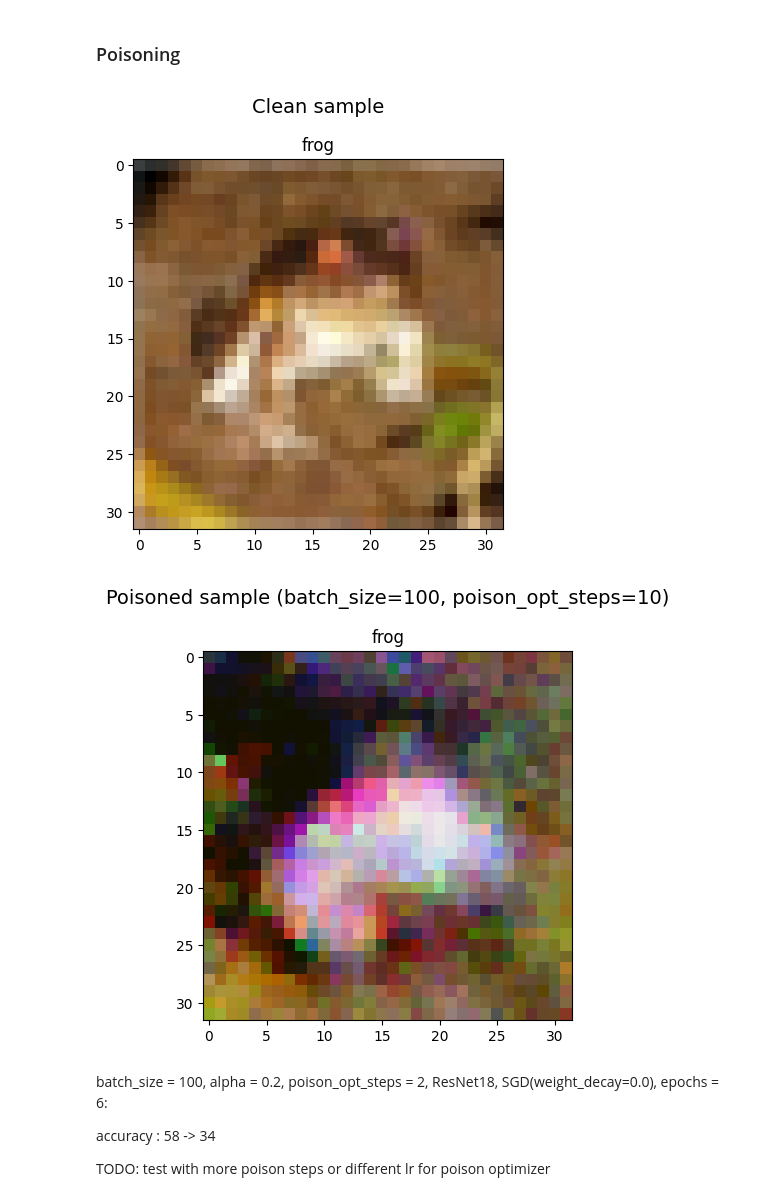
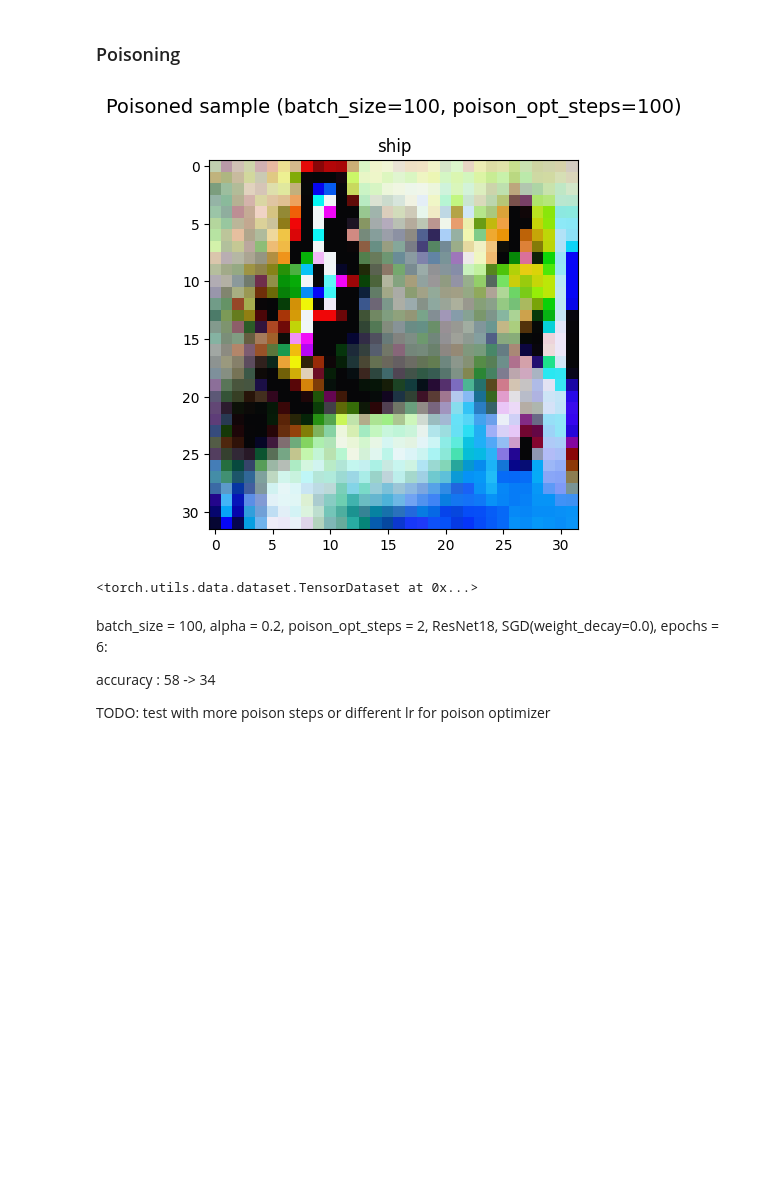
Before and after one commit to AI-Safety-X2023/playground, a Jupyter notebook: implementations/projects/poisoning/inverting_gradient_attack.ipynb, the cells around one changed output. Saved outputs shown, nothing was run; the diff lists cells and outputs as text; code cells hidden in the pictures; blank space fills up the shorter version.

Commit message:
Gradient attacks + unlearning

```diff
--- a/implementations/projects/poisoning/inverting_gradient_attack.ipynb
+++ b/implementations/projects/poisoning/inverting_gradient_attack.ipynb
@@ -107,6 +108,8 @@ def average_model_gradient(model: nn.Module, batch_size: int) -> Tensor:
     Assumes the gradients have already been computed with loss backpropagation.
     """
     return model_gradients(model).detach().clone() / batch_size
+# %%
+max_data_variation = training_data.max_data_variation()
 # %%
 from enum import Enum
 
@@ -167,8 +170,9 @@ def inverting_gradient_attack(
                 raise NotImplementedError
 
         if tv_coef:
-            tv = total_variation(x_base.unsqueeze(0)) / (x_base.numel() * 4 * 3.5 ** 2)
-            loss_adv += tv_coef * tv
+            tv = total_variation(x_base.unsqueeze(0))
+            normalization = x_base.numel() * 4 * max_data_variation ** 2
+            loss_adv += tv_coef * tv / normalization
 
         #print(f"Inverting gradient step {step}: loss = {loss.item()}, cos_sim = {cos_sim.item()}")
 
@@ -181,8 +185,8 @@ def inverting_gradient_attack(
         opt.zero_grad()
         model.zero_grad()
 
-        # FIXME: find the exact feasible set
-        x_base.requires_grad_(False).clip_(-1.7, 1.8)
+        x_base.requires_grad_(False)
+        training_data.clip_to_data_range(x_base, inplace=True)
 
     model.train()
     return x_base
@@ -224,16 +274,20 @@ def test_attack(
     model.eval()
     model.zero_grad()
 
+    grad_estim = OmniscientGradientEstimator(train_loader.batch_size)
+
     X, y = next(iter(train_loader))
     X, y = X.to(device), y.to(device)
     logits = model(X)
     loss = criterion(logits, y)
     loss.backward()
 
-    y_p = y[0].detach().clone()
-    X_p = X[0].detach().clone()
-    b_size = len(X)
-    avg_clean_gradient = average_model_gradient(model, b_size)
+    #y_p = y[0].detach().clone()
+    #X_p = X[0].detach().clone()
+    X_p, y_p = training_data.random_sample_noise()
+    y_p = y_p.to(device)
+
+    avg_clean_gradient = grad_estim.average_clean_gradient(model, criterion)
     X_p = inverting_gradient_attack(
         deepcopy(model),
         criterion,
@@ -243,10 +297,10 @@ def test_attack(
 
     model.zero_grad()
 
-    display_input_image(X[0], y[0], title="Clean sample")
+    #display_input_image(X[0], y[0], title="Clean sample")
     display_input_image(
         X_p, y_p,
-        title=f"Poisoned sample (batch_size={b_size}, {poison_opt_steps=})",
+        title=f"Poisoned sample (batch_size={len(X)}, {poison_opt_steps=})",
     )
 
     return X, y, X_p, y_p
@@ -318,5 +377,0 @@ net = ResNet18(num_classes=10).to(device)
-# %%
-test_attack(net, criterion, train_loader, poison_opt_steps=10);
-# %% [output]
-[figure, removed]
-[figure, removed]
@@ -323,13 +400,29 @@ test_attack(net, criterion, train_loader, poison_opt_steps=10);
+# %%
+net = ResNet18(num_classes=num_classes).to(device)
+opt = make_optimizer(net, opt_name='adam', lr=lr)
+# Pretrain the model to make it learn the features
+train_val_loop(
+    net, train_loader, val_loader,
+    criterion, opt,
+    epochs=1,
+)
+# %%
+# This is a form of data reconstruction attack
+test_attack(net, criterion, train_loader, poison_opt_steps=100);
+# %% [output]
+[figure, added]
 # %%
 # SGD is more vulnerable to gradient attacks
+net = ResNet18(num_classes=num_classes).to(device)
 opt = make_optimizer(net, opt_name='sgd', lr=lr, weight_decay=0.0)
-for epoch in trange(epochs, desc='Train epochs', unit='epoch', leave=True):
-    train_epoch_with_poisons(
-        net, train_loader,
-        criterion, opt,
-        poison_opt_steps=5, alpha_poison=0.2
-    )
-    test_epoch(net, val_loader, criterion, keep_pbars=True, metric=metric)
+train_loop_with_poisons(
+    net, train_loader, val_loader,
+    criterion, opt,
+    epochs=epochs,
+    poison_opt_steps=5, alpha_poison=0.2,
+)
+# %% [output]
+<torch.utils.data.dataset.TensorDataset at 0x...>
 # %% [markdown]
 batch_size = 100, alpha = 0.2, poison_opt_steps = 2, ResNet18, SGD(weight_decay=0.0), epochs = 6:
 
```
Also changed, not shown: parts of 28 cells of this notebook, 3 other files.
